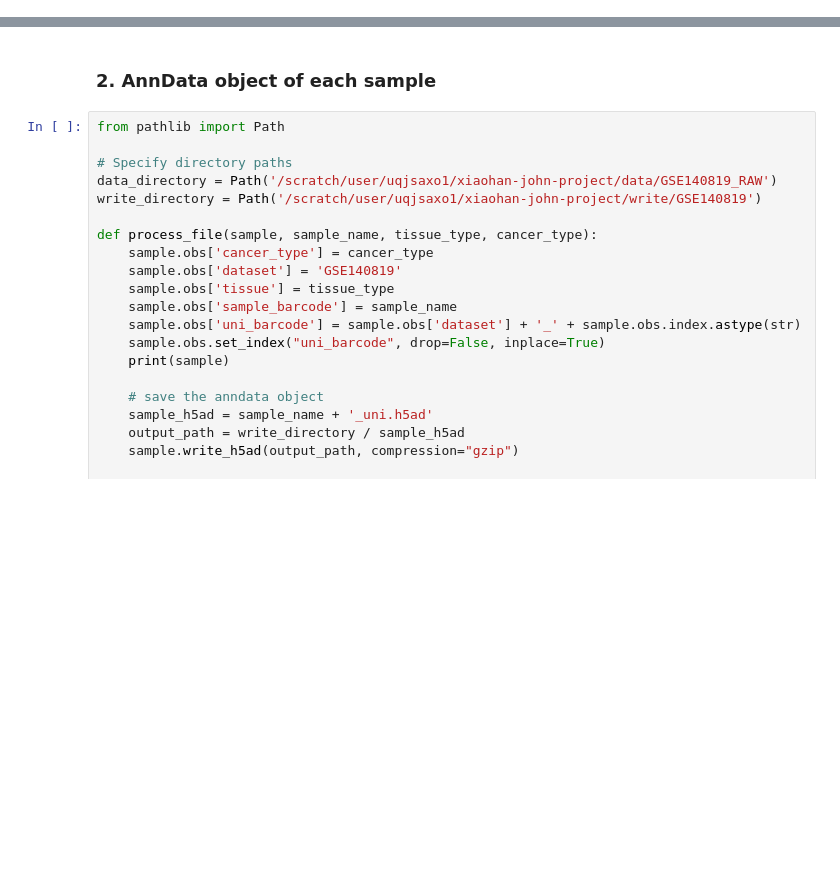
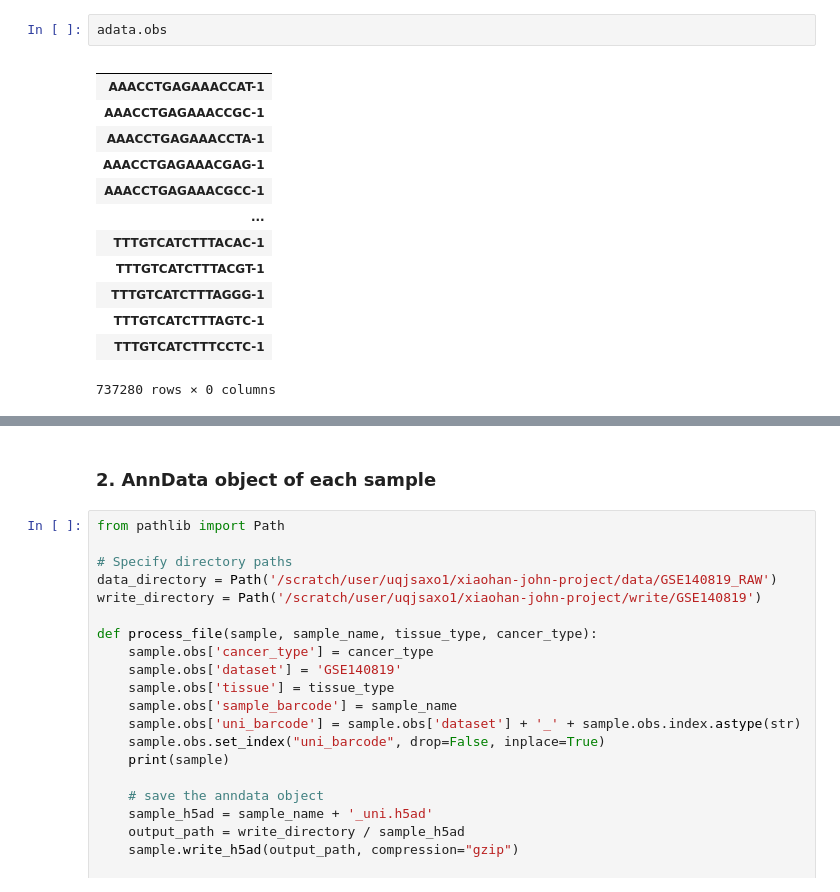
Before and after one commit to tuonglab/pan-paedcancer-scrnaseq, a Jupyter notebook: notebooks/GSE140819.ipynb, the cells around one changed output, grey strips where cells are left out. Cells and saved outputs as stored; diff of their text form; blank space fills up the shorter version.

```diff
--- a/notebooks/GSE140819.ipynb
+++ b/notebooks/GSE140819.ipynb
@@ -19,0 +47,16 @@ import scipy
+# %%
+adata.obs
+# %% [output]
+|  |
+| AAACCTGAGAAACCAT-1 |
+| AAACCTGAGAAACCGC-1 |
+| AAACCTGAGAAACCTA-1 |
+| AAACCTGAGAAACGAG-1 |
+| AAACCTGAGAAACGCC-1 |
+| ... |
+| TTTGTCATCTTTACAC-1 |
+| TTTGTCATCTTTACGT-1 |
+| TTTGTCATCTTTAGGG-1 |
+| TTTGTCATCTTTAGTC-1 |
+| TTTGTCATCTTTCCTC-1 |
+737280 rows × 0 columns
```
Also changed, not shown: parts of 9 cells of this notebook.
